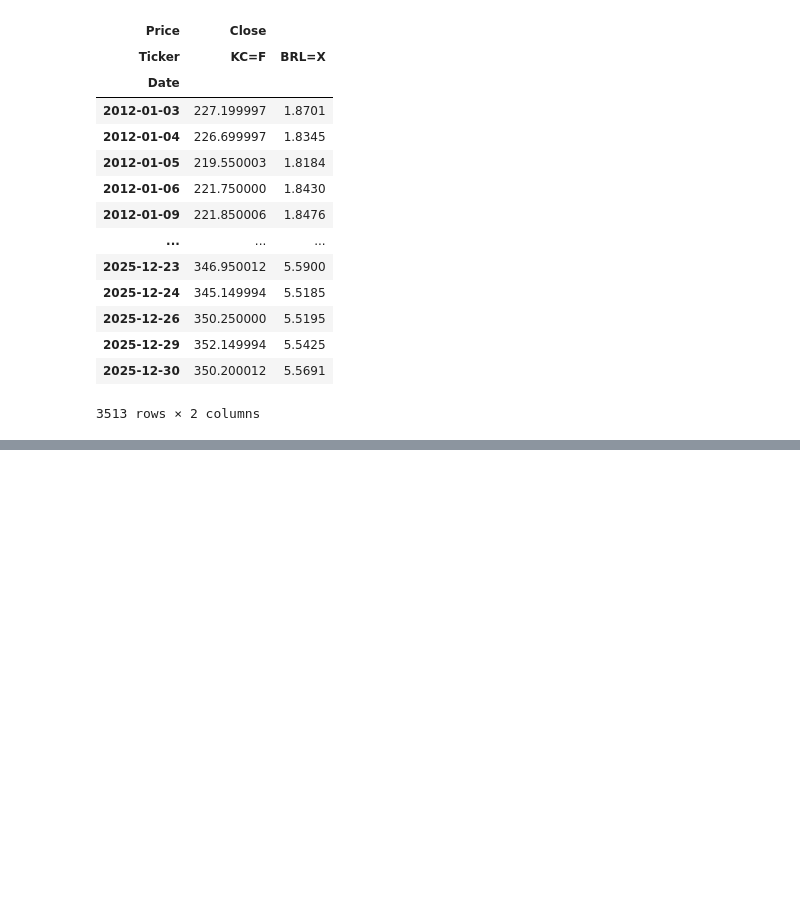
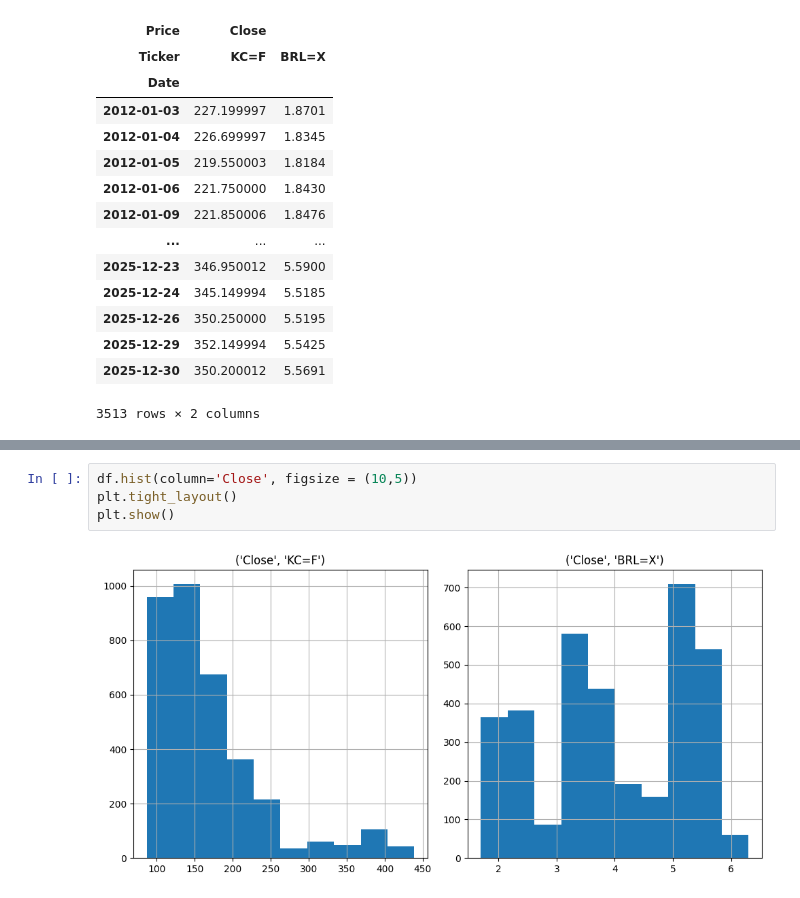
Before and after one commit to eulergomees/lstm_coffee_price, a Jupyter notebook: lstm_coffee_price.ipynb, the cells around one changed output, grey strips where cells are left out. Saved outputs shown, nothing was run; the diff lists cells and outputs as text; blank space fills up the shorter version.

```diff
--- a/lstm_coffee_price.ipynb
+++ b/lstm_coffee_price.ipynb
@@ -116,0 +123,6 @@ df
+# %%
+df.hist(column='Close', figsize = (10,5))
+plt.tight_layout()
+plt.show()
+# %% [output]
+[figure, added]
```
Also changed, not shown: parts of 4 cells of this notebook.
